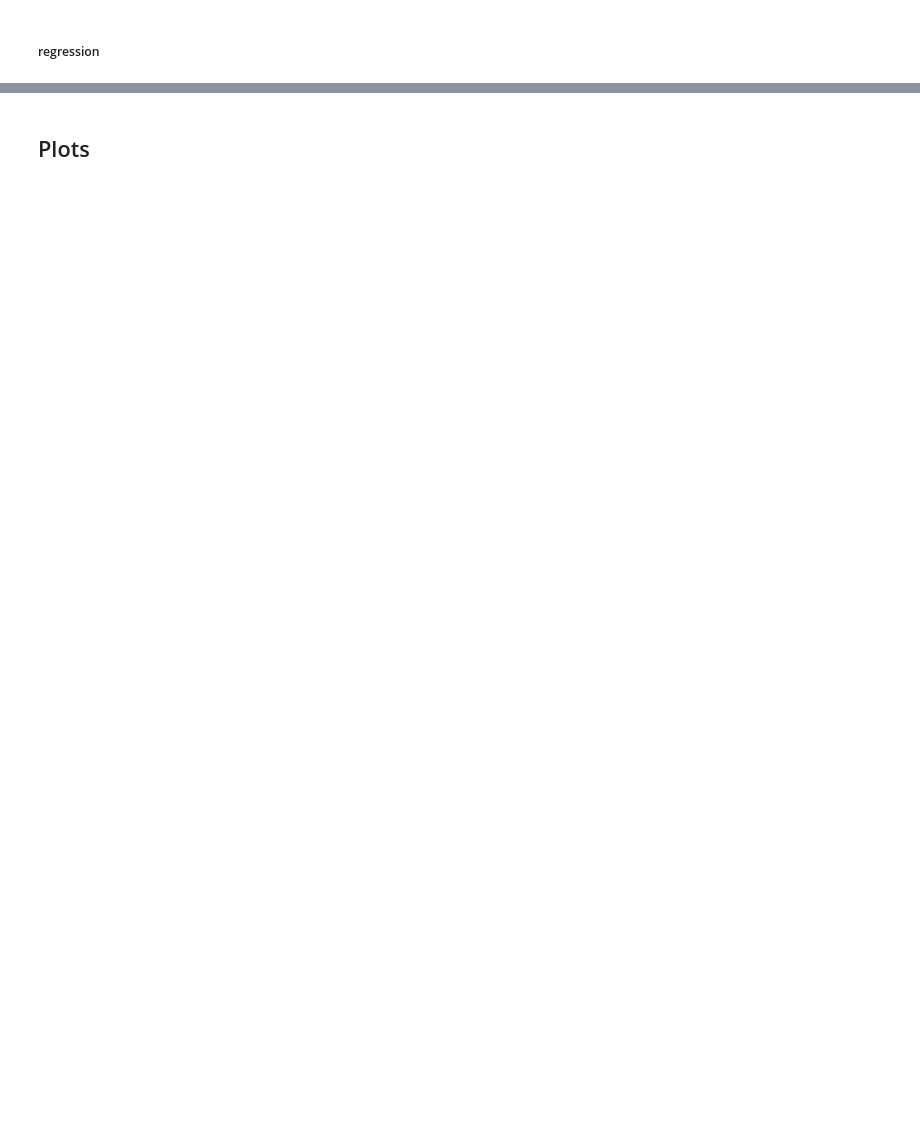
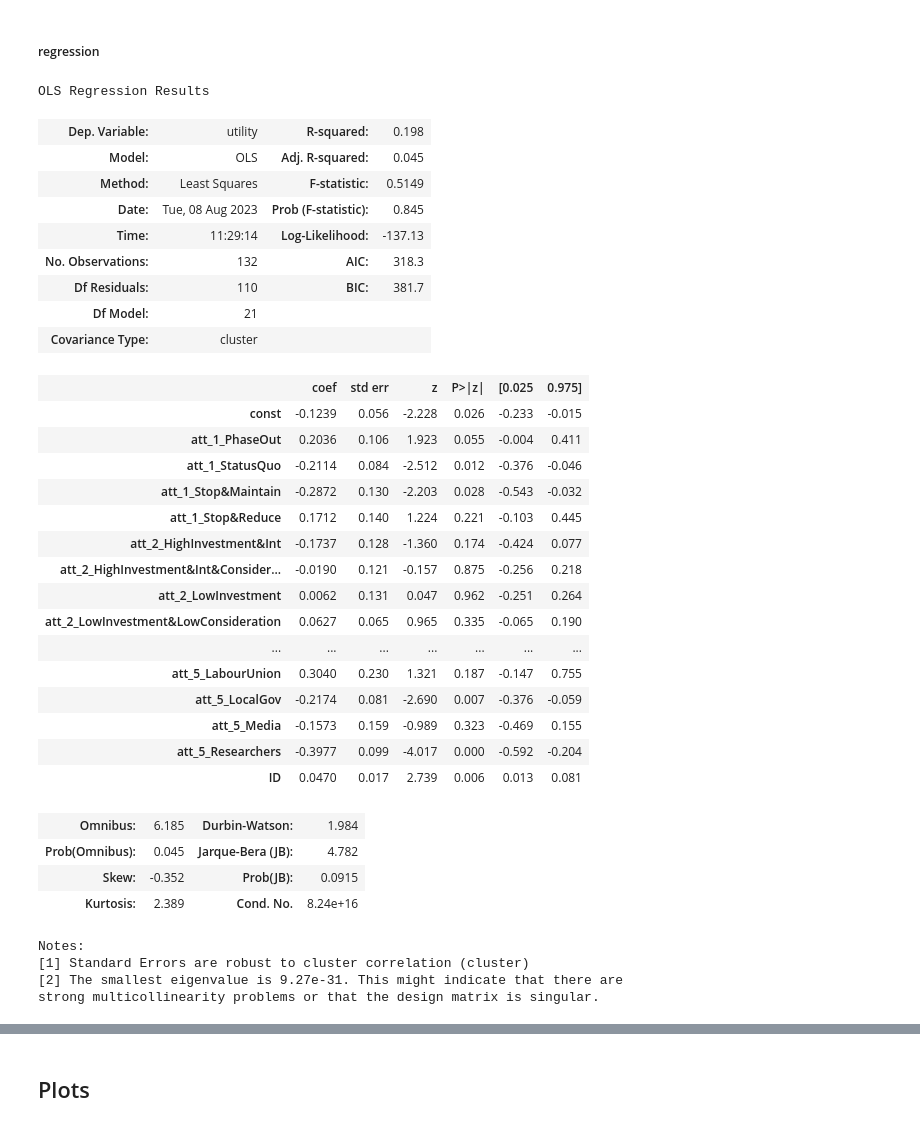
Before and after one commit to sjurlne/Attitudes-Towards-Just-Energy-Transition-Initiatives, a Jupyter notebook: sandbox/sandbox_regressions.ipynb, the cells around one changed output, grey strips where cells are left out. Drawn from its saved outputs; the diff is of its cells as text; code cells hidden in the pictures; blank space fills up the shorter version.

```diff
--- a/sandbox/sandbox_regressions.ipynb
+++ b/sandbox/sandbox_regressions.ipynb
@@ -20,7 +20,8 @@ df_total = pd.read_csv(OUT / "data" / "data_regression.csv")
 # %%
 # Select the design matrix (explanatory variables) and the outcome variables
 outcome = 'utility'
-explanatory_vars = [col for col in df_total.columns if "att" in col]
+explanatory_vars = [col for col in df_total.columns if "att" in col] + ['ID']
+
 
 X = df_total[explanatory_vars].astype(int)
 y = df_total[outcome].astype(int)
@@ -29,0 +28,43 @@ model = sm.OLS(y, X).fit()
+# %%
+X = sm.add_constant(X)
+#model = sm.OLS(y, X).fit()
+model = sm.OLS(y, X).fit(cov_type='cluster', cov_kwds={'groups':X['ID']})
+#model = sm.M(y, X).fit(cov_type='cluster', cov_kwds={'groups': 'ID'})
+#model = sm.MNLogit(y, X).fit()
+# %%
+model.summary()
+# %% [output]
+OLS Regression Results
+| Dep. Variable: | utility | R-squared: | 0.198 |
+| Model: | OLS | Adj. R-squared: | 0.045 |
+| Method: | Least Squares | F-statistic: | 0.5149 |
+| Date: | Tue, 08 Aug 2023 | Prob (F-statistic): | 0.845 |
+| Time: | 11:29:14 | Log-Likelihood: | -137.13 |
+| No. Observations: | 132 | AIC: | 318.3 |
+| Df Residuals: | 110 | BIC: | 381.7 |
+| Df Model: | 21 |  |  |
+| Covariance Type: | cluster |  |  |
+|  | coef | std err | z | P>|z| | [0.025 | 0.975] |
+| const | -0.1239 | 0.056 | -2.228 | 0.026 | -0.233 | -0.015 |
+| att_1_PhaseOut | 0.2036 | 0.106 | 1.923 | 0.055 | -0.004 | 0.411 |
+| att_1_StatusQuo | -0.2114 | 0.084 | -2.512 | 0.012 | -0.376 | -0.046 |
+| att_1_Stop&Maintain | -0.2872 | 0.130 | -2.203 | 0.028 | -0.543 | -0.032 |
+| att_1_Stop&Reduce | 0.1712 | 0.140 | 1.224 | 0.221 | -0.103 | 0.445 |
+| att_2_HighInvestment&Int | -0.1737 | 0.128 | -1.360 | 0.174 | -0.424 | 0.077 |
+| att_2_HighInvestment&Int&Consider... | -0.0190 | 0.121 | -0.157 | 0.875 | -0.256 | 0.218 |
+| att_2_LowInvestment | 0.0062 | 0.131 | 0.047 | 0.962 | -0.251 | 0.264 |
+| att_2_LowInvestment&LowConsideration | 0.0627 | 0.065 | 0.965 | 0.335 | -0.065 | 0.190 |
+| ... | ... | ... | ... | ... | ... | ... |
+| att_5_LabourUnion | 0.3040 | 0.230 | 1.321 | 0.187 | -0.147 | 0.755 |
+| att_5_LocalGov | -0.2174 | 0.081 | -2.690 | 0.007 | -0.376 | -0.059 |
+| att_5_Media | -0.1573 | 0.159 | -0.989 | 0.323 | -0.469 | 0.155 |
+| att_5_Researchers | -0.3977 | 0.099 | -4.017 | 0.000 | -0.592 | -0.204 |
+| ID | 0.0470 | 0.017 | 2.739 | 0.006 | 0.013 | 0.081 |
+| Omnibus: | 6.185 | Durbin-Watson: | 1.984 |
+| Prob(Omnibus): | 0.045 | Jarque-Bera (JB): | 4.782 |
+| Skew: | -0.352 | Prob(JB): | 0.0915 |
+| Kurtosis: | 2.389 | Cond. No. | 8.24e+16 |
+Notes:
+[1] Standard Errors are robust to cluster correlation (cluster)
+[2] The smallest eigenvalue is 9.27e-31. This might indicate that there are
+strong multicollinearity problems or that the design matrix is singular.
```
Also changed, not shown: parts of 12 cells of this notebook, 13 other files.
